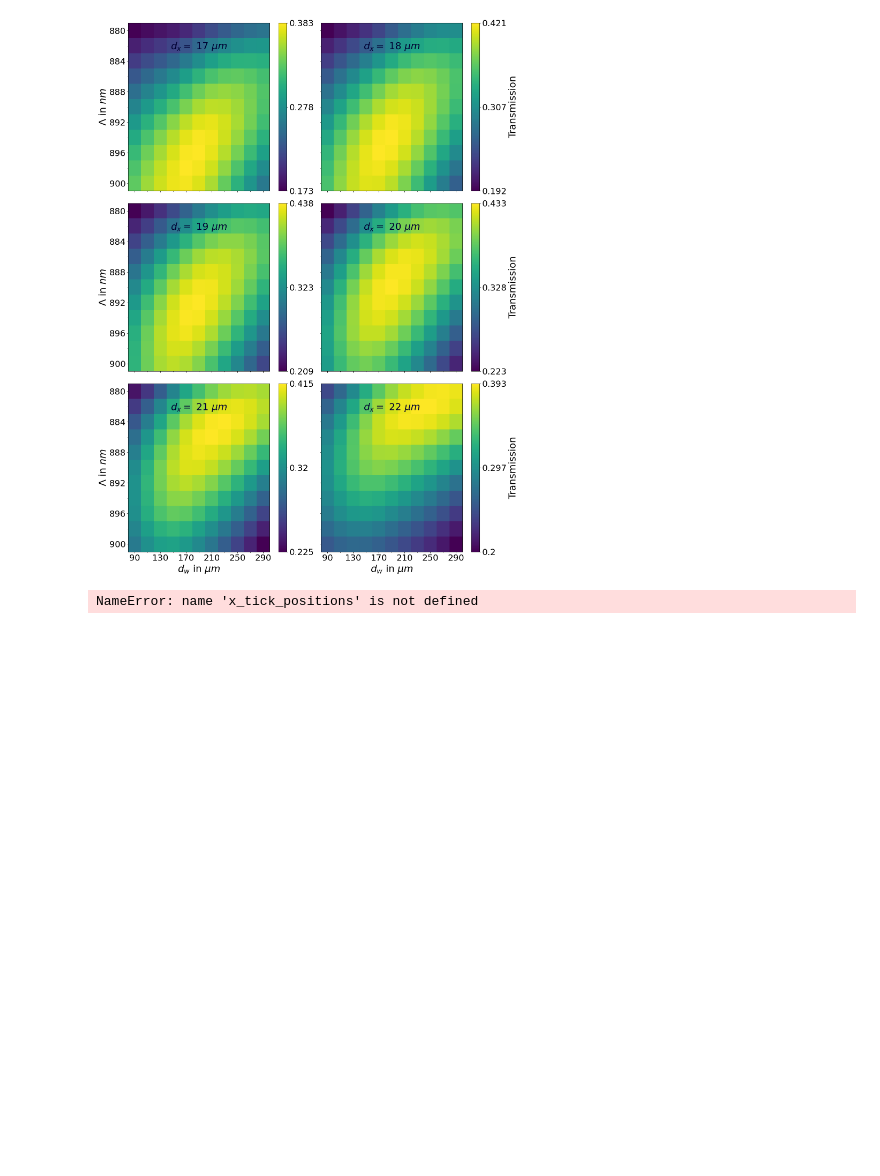
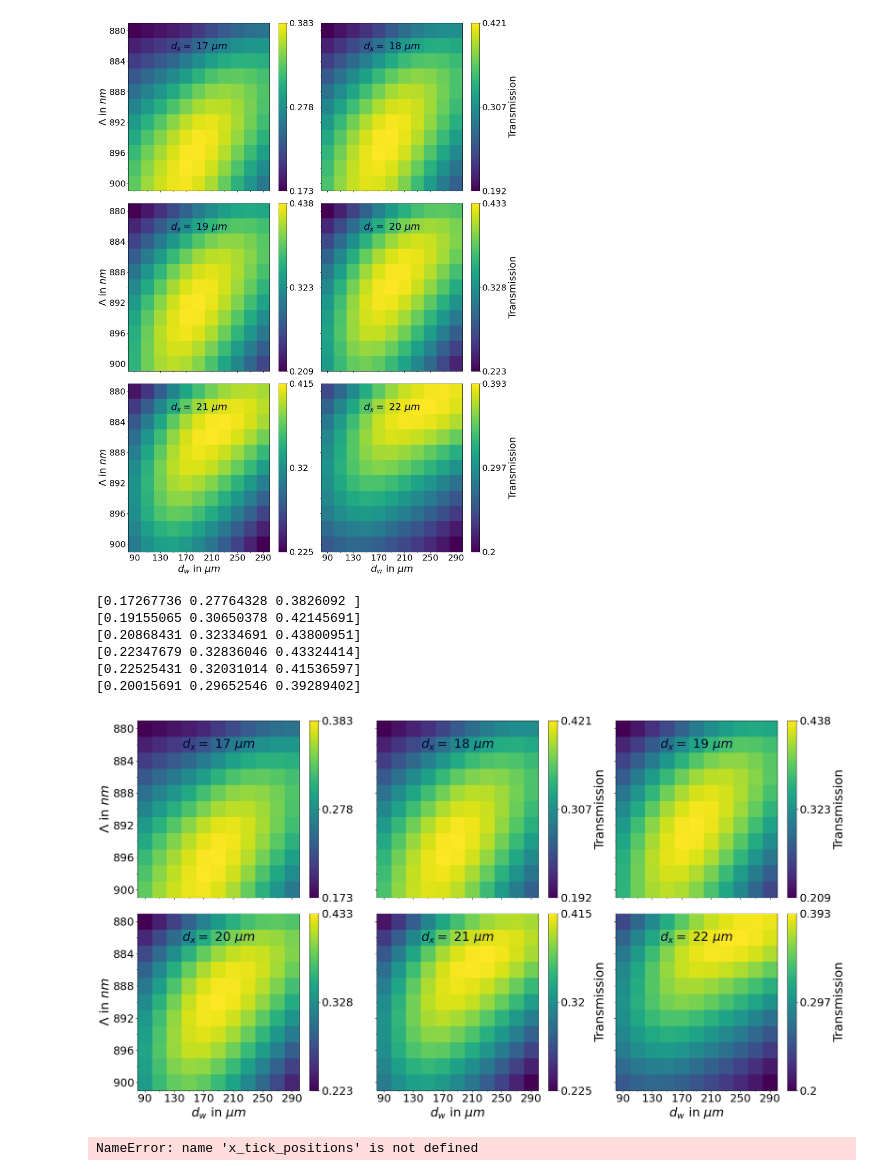
Before and after one commit to TobsTha/BA_code, a Jupyter notebook: Graphics/initialFF_d_from_waist/iFF_waist_sweep_NEW.ipynb, the cells around one changed output. Drawn from its saved outputs; the diff is of its cells as text; code cells hidden in the pictures; blank space fills up the shorter version.

```diff
--- a/Graphics/initialFF_d_from_waist/iFF_waist_sweep_NEW.ipynb
+++ b/Graphics/initialFF_d_from_waist/iFF_waist_sweep_NEW.ipynb
@@ -158,6 +158,84 @@ fig.savefig('heatmap_6plots.png', dpi=300)
 [0.22525431 0.32031014 0.41536597]
 [0.20015691 0.29652546 0.39289402]
 [figure]
+# %%
+# 3 times 2
+
+# Assuming 'data' is a list of 2D arrays, 'x_ticks', 'y_ticks', 'x_tick_positions', 'y_tick_positions', 'd_fGS', and 'T_tick_positions' are defined
+numberPlots = 6  # or the length of your 'data' list if it's not 6
+labelsize = 23
+labelsize_name = 26
+fontsize = 26
+
+x_labels = [False, False, False, True, True, True]
+y_labels = [True, False, False, True, False, False]
+
+# Define the extent outside the loop
+extent = [min(x_ticks), max(x_ticks), min(y_ticks), max(y_ticks)]
+
+# Create a figure with a 3x2 grid of axes
+fig, axs = plt.subplots(2, 3, figsize=(22, 12))  # Adjust the figsize to fit your needs
+
+# Flatten the array of axes for easy iteration
+axs = axs.flatten()
+
+# Loop through your data and plot each dataset on one of the subplots
+for i in range(numberPlots):
+    # Select the current axis
+    ax = axs[i]
+
+    # Create the imshow plot for the current dataset
+    im = ax.imshow(data[i], extent=extent, aspect='auto')
+
+    # Set the ticks and labels
+    ax.set_xticks(x_tick_positions_major)
+    ax.set_xticks(x_tick_positions_minor, minor = True)
+    ax.set_yticks(y_tick_positions_major)
+    ax.set_yticks(y_tick_positions_minor, minor = True)
+
+    if (x_labels[i]):
+        ax.set_xticklabels(x_ticks)
+        ax.set_xlabel('$d_w$ in $\\mu m$', fontsize = labelsize_name)
+    else:
+        ax.set_xticklabels([])
+    if (y_labels[i]):
+        ax.set_ylabel('$\\Lambda$ in $nm$', fontsize = labelsize_name)
+        ax.set_yticklabels(y_ticks_period)
+    else:
+        ax.set_yticklabels([])
+
+    ax.tick_params(axis = 'both', labelsize = labelsize)
+
+    # Optionally set labels and title
+    # ax.set_ylabel('$FF_{{final}}$')
+    # ax.set_xlabel('distance from waist')
+    ax.set_title('$d_x=$ {} $\\mu m$'.format(d_fGS[i]), fontsize = fontsize, y = 0.83, color = '#000033')
+    # x = 0.5
+    # y = 0.85
+    # ax.text(x, y, '$d_x=$ {} $\mu m$'.format(d_fGS[i]), fontsize=fontsize, ha='center')
+
+    # Add a colorbar to each subplot
+    print(T_tick_positions[i])
+    heatmap = fig.colorbar(im, ax=ax, ticks=T_tick_positions[i])
+    if (not y_labels[i]):
+        heatmap.set_label('Transmission', fontsize=labelsize_name)
+
+    heatmap.set_ticklabels(T_tick_labels[i])
+    heatmap.ax.tick_params(labelsize=labelsize)
+# Adjust layout to prevent overlap
+plt.tight_layout()
+
+# Show the combined plot
+plt.show()
+fig.savefig('heatmap_6plots_3times2.png', dpi=300)
+# %% [output]
+[0.17267736 0.27764328 0.3826092 ]
+[0.19155065 0.30650378 0.42145691]
+[0.20868431 0.32334691 0.43800951]
+[0.22347679 0.32836046 0.43324414]
+[0.22525431 0.32031014 0.41536597]
+[0.20015691 0.29652546 0.39289402]
+[figure, added]
 # %%
 extent = [min(x_ticks), max(x_ticks), min(y_ticks), max(y_ticks)]
 
```
Also changed, not shown: 7 other files.
